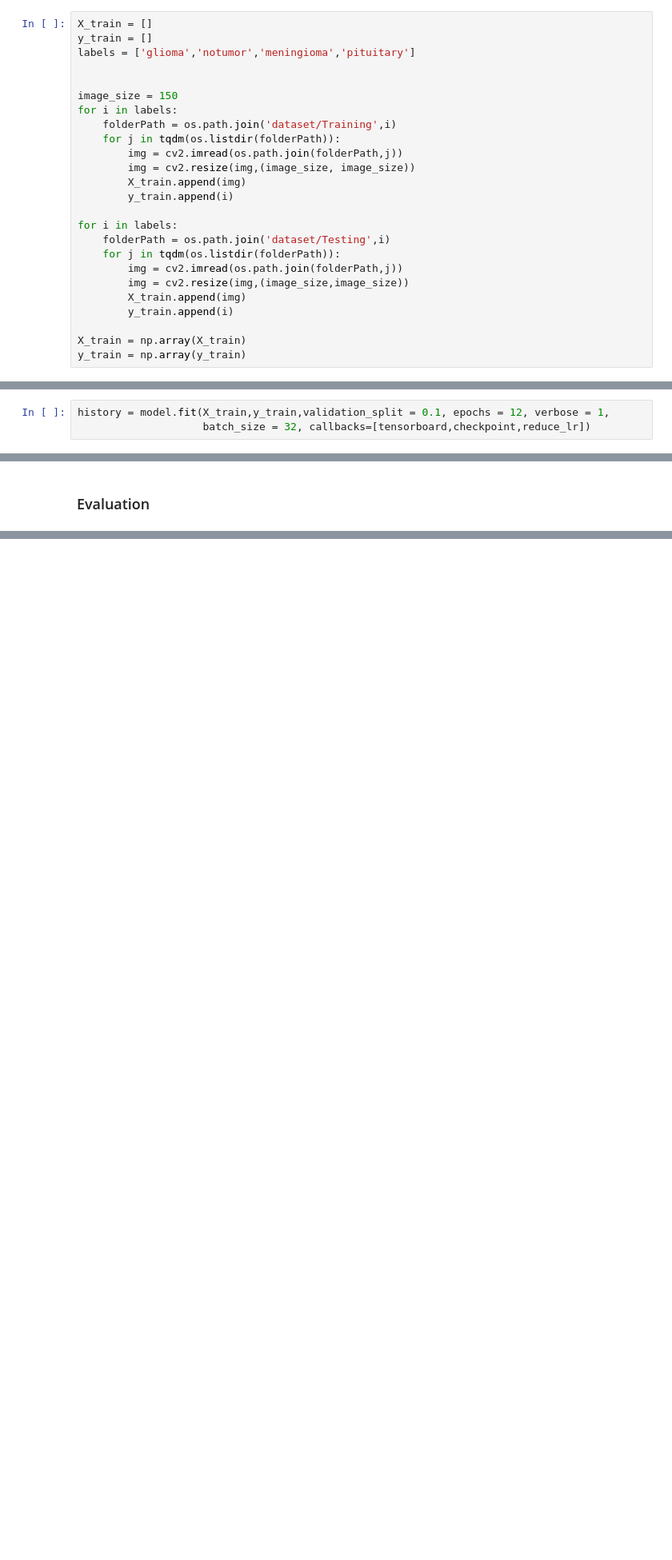
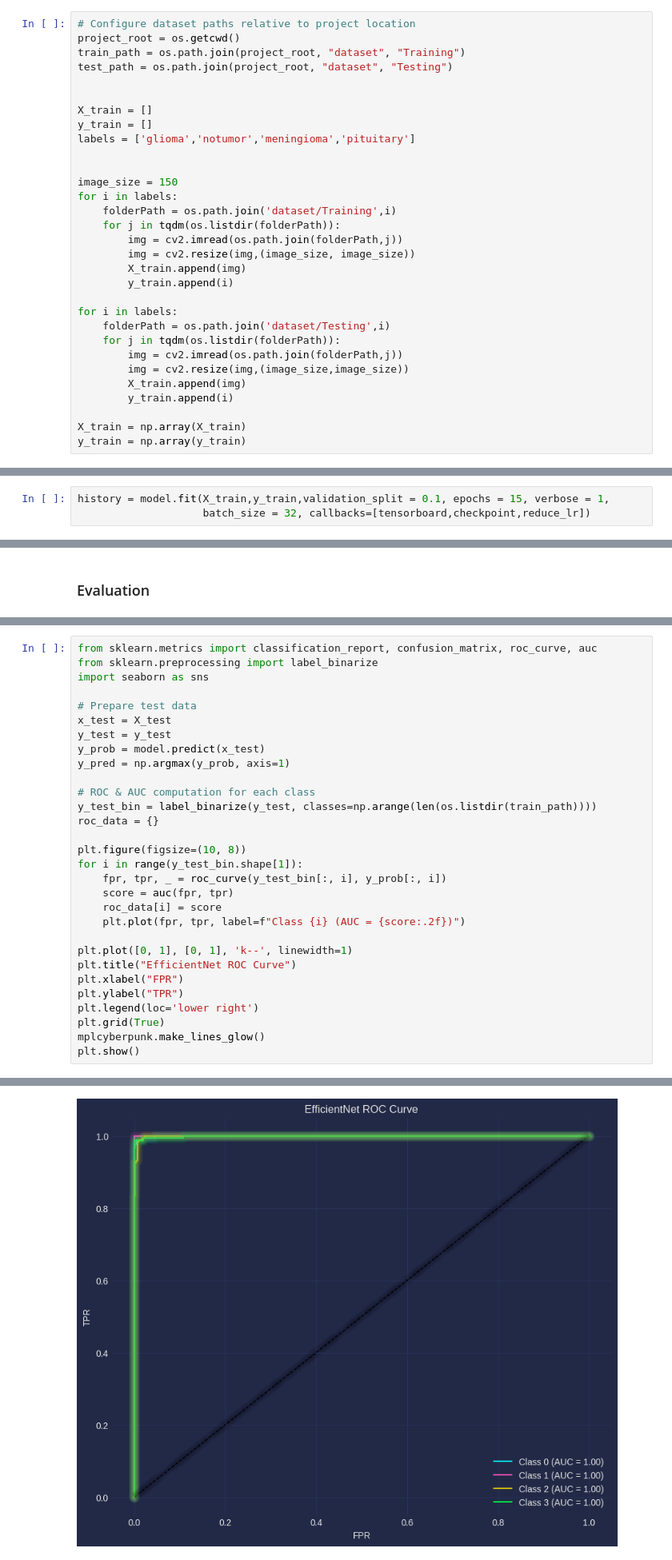
Before and after one commit to lamcnguyen89/CAP_5516_Medical_Imaging_Computing, a Jupyter notebook: Final_Project/Brain-Tumor-Detection-Using-Deep-Learning-MRI-Images-Detection-Using-Computer-Vision/ResNet_Brain_Tumor.ipynb, the cells around one changed output, grey strips where cells are left out. Shown at 80% size. Drawn from its saved outputs; the diff is of its cells as text; blank space fills up the shorter version.

```diff
--- a/Final_Project/Brain-Tumor-Detection-Using-Deep-Learning-MRI-Images-Detection-Using-Computer-Vision/ResNet_Brain_Tumor.ipynb
+++ b/Final_Project/Brain-Tumor-Detection-Using-Deep-Learning-MRI-Images-Detection-Using-Computer-Vision/ResNet_Brain_Tumor.ipynb
@@ -72,6 +72,12 @@ dataset/Training/pituitary/Tr-pi_1456.jpg
 # %% [markdown]
 ### Data Preparation
 # %%
+# Configure dataset paths relative to project location
+project_root = os.getcwd()
+train_path = os.path.join(project_root, "dataset", "Training")
+test_path = os.path.join(project_root, "dataset", "Testing")
+
+
 X_train = []
 y_train = []
 labels = ['glioma','notumor','meningioma','pituitary']
@@ -207,7 +216,7 @@ checkpoint = ModelCheckpoint("efficientnetB0.keras", monitor="val_accuracy",
 reduce_lr = ReduceLROnPlateau(monitor='val_accuracy', factor=0.1, patience=2,
                               min_delta=0.0001, verbose=1)
 # %%
-history = model.fit(X_train,y_train,validation_split = 0.1, epochs = 12, verbose = 1,
+history = model.fit(X_train,y_train,validation_split = 0.1, epochs = 15, verbose = 1,
                     batch_size = 32, callbacks=[tensorboard,checkpoint,reduce_lr])
 # %% [output]
 Epoch 1/12
@@ -297,0 +365,31 @@ weighted avg       0.99      0.99      0.99       703
+# %%
+from sklearn.metrics import classification_report, confusion_matrix, roc_curve, auc
+from sklearn.preprocessing import label_binarize
+import seaborn as sns
+
+# Prepare test data
+x_test = X_test
+y_test = y_test
+y_prob = model.predict(x_test)
+y_pred = np.argmax(y_prob, axis=1)
+
+# ROC & AUC computation for each class
+y_test_bin = label_binarize(y_test, classes=np.arange(len(os.listdir(train_path))))
+roc_data = {}
+
+plt.figure(figsize=(10, 8))
+for i in range(y_test_bin.shape[1]):
+    fpr, tpr, _ = roc_curve(y_test_bin[:, i], y_prob[:, i])
+    score = auc(fpr, tpr)
+    roc_data[i] = score
+    plt.plot(fpr, tpr, label=f"Class {i} (AUC = {score:.2f})")
+
+plt.plot([0, 1], [0, 1], 'k--', linewidth=1)
+plt.title("EfficientNet ROC Curve")
+plt.xlabel("FPR")
+plt.ylabel("TPR")
+plt.legend(loc='lower right')
+plt.grid(True)
+mplcyberpunk.make_lines_glow()
+plt.show()
+# %% [output]
@@ -298,3 +397,4 @@ weighted avg       0.99      0.99      0.99       703
+[figure, added]
 # %% [markdown]
 ### Prediction
 # %%
```
Also changed, not shown: parts of 17 cells of this notebook, 12 other files.
